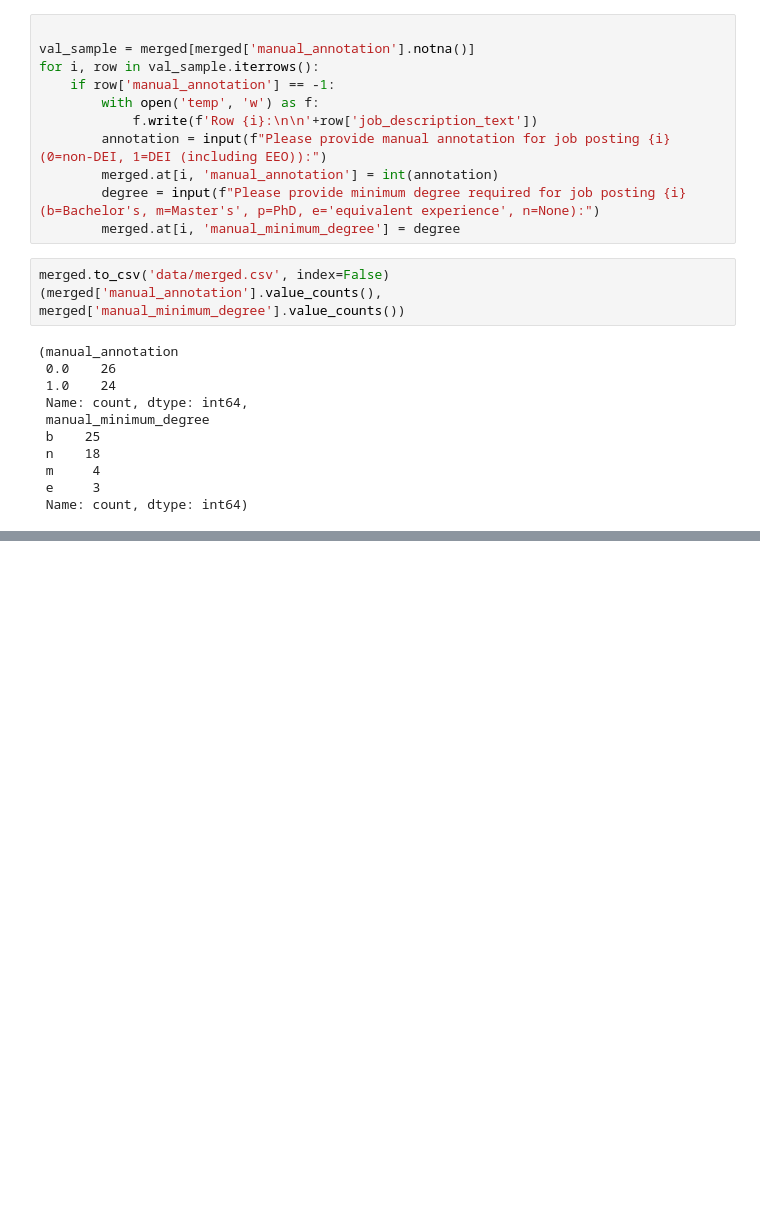
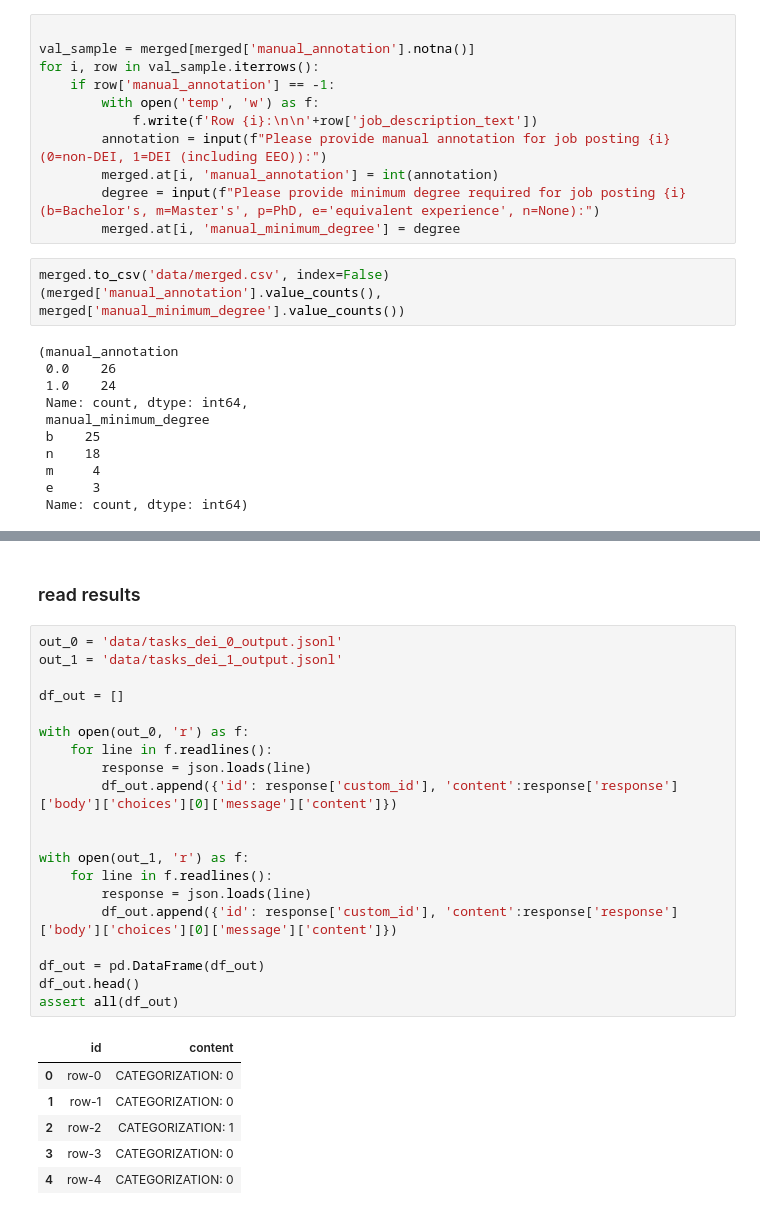
Before and after one commit to evelynyee/jobs_dei, a Jupyter notebook: prelim.ipynb, the cells around one changed output, grey strips where cells are left out. Saved outputs shown, nothing was run; the diff lists cells and outputs as text; blank space fills up the shorter version.

```diff
--- a/prelim.ipynb
+++ b/prelim.ipynb
@@ -384,0 +579,29 @@ merged.to_csv('data/merged.csv', index=False)
+# %% [markdown]
+### read results
+# %%
+out_0 = 'data/tasks_dei_0_output.jsonl'
+out_1 = 'data/tasks_dei_1_output.jsonl'
+
+df_out = []
+
+with open(out_0, 'r') as f:
+    for line in f.readlines():
+        response = json.loads(line)
+        df_out.append({'id': response['custom_id'], 'content':response['response']['body']['choices'][0]['message']['content']})
+
+
+with open(out_1, 'r') as f:
+    for line in f.readlines():
+        response = json.loads(line)
+        df_out.append({'id': response['custom_id'], 'content':response['response']['body']['choices'][0]['message']['content']})
+
+df_out = pd.DataFrame(df_out)
+df_out.head()
+assert all(df_out)
+# %% [output]
+|  | id | content |
+| 0 | row-0 | CATEGORIZATION: 0 |
+| 1 | row-1 | CATEGORIZATION: 0 |
+| 2 | row-2 | CATEGORIZATION: 1 |
+| 3 | row-3 | CATEGORIZATION: 0 |
+| 4 | row-4 | CATEGORIZATION: 0 |
```
Also changed, not shown: parts of 27 cells of this notebook, 7 other files.
